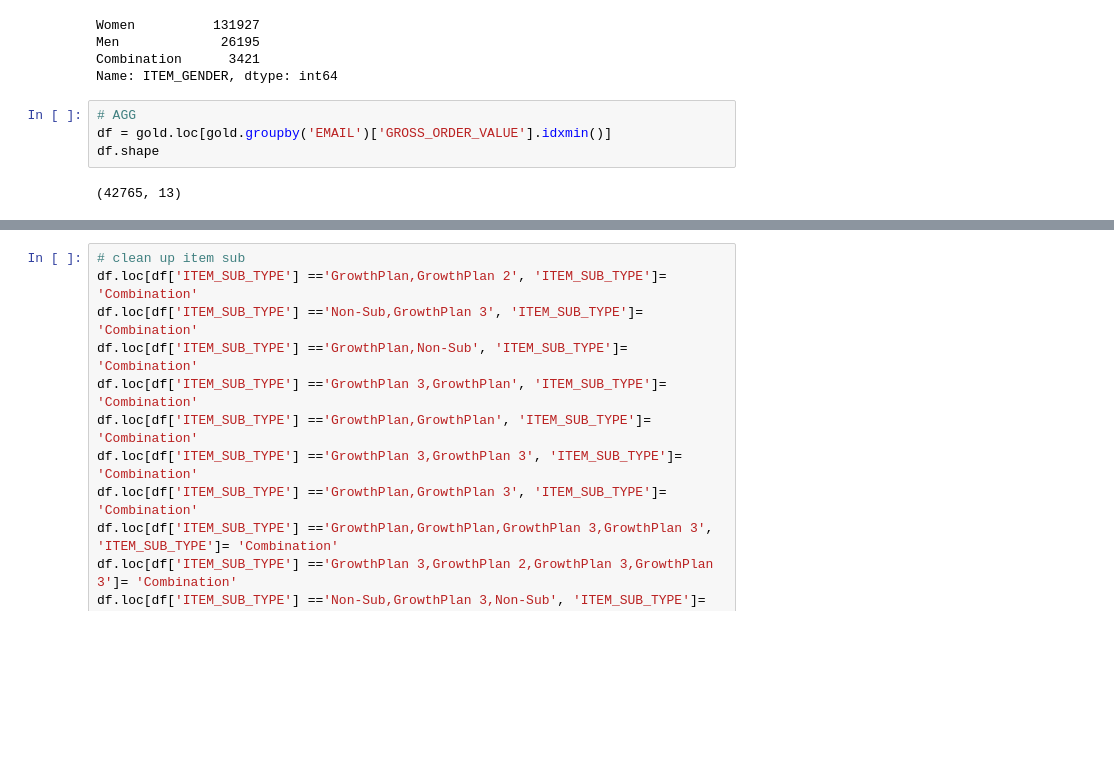
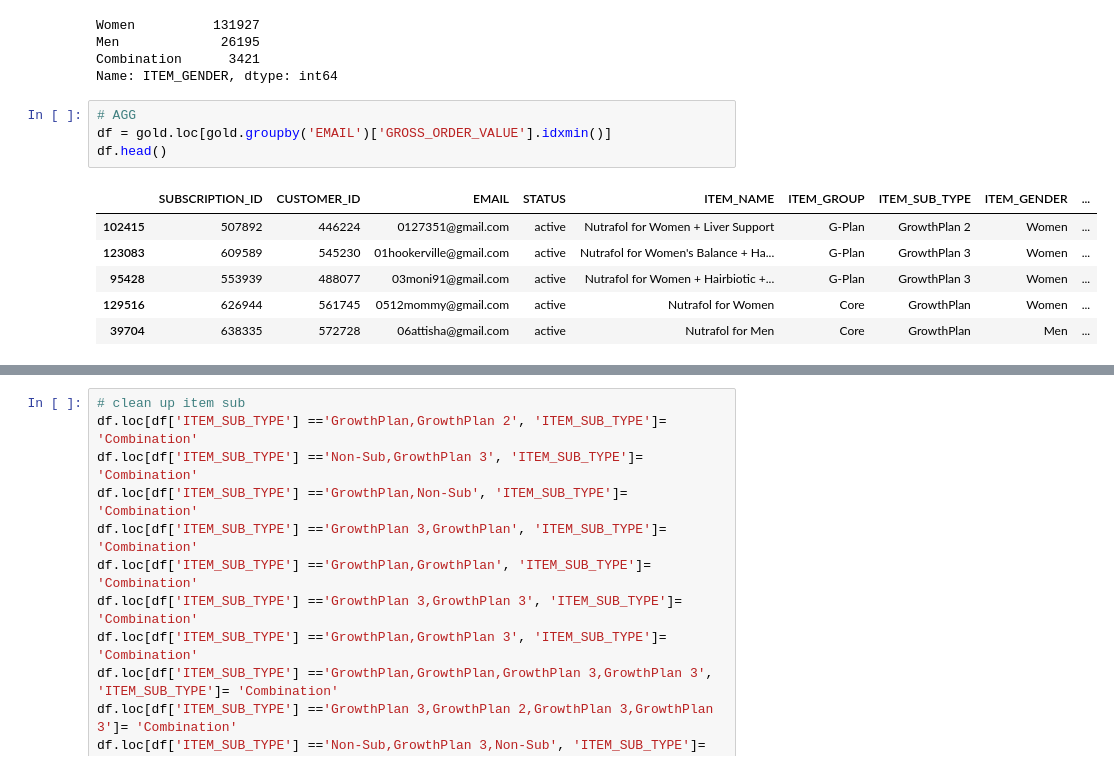
Before and after one commit to meaganlazer/Parking_Tickets_Timeseries, a Jupyter notebook: OrderData.ipynb, the cells around one changed output, grey strips where cells are left out. Saved outputs shown, nothing was run; the diff lists cells and outputs as text; blank space fills up the shorter version.

```diff
--- a/OrderData.ipynb
+++ b/OrderData.ipynb
@@ -259,6 +259,11 @@ Name: ITEM_GENDER, dtype: int64
 # %%
 # AGG
 df = gold.loc[gold.groupby('EMAIL')['GROSS_ORDER_VALUE'].idxmin()]
-df.shape
+df.head()
 # %% [output]
-(42765, 13)
+|  | SUBSCRIPTION_ID | CUSTOMER_ID | EMAIL | STATUS | ITEM_NAME | ITEM_GROUP | ITEM_SUB_TYPE | ITEM_GENDER | ... |
+| 102415 | 507892 | 446224 | 0127351@gmail.com | active | Nutrafol for Women + Liver Support | G-Plan | GrowthPlan 2 | Women | ... |
+| 123083 | 609589 | 545230 | 01hookerville@gmail.com | active | Nutrafol for Women's Balance + Ha... | G-Plan | GrowthPlan 3 | Women | ... |
+| 95428 | 553939 | 488077 | 03moni91@gmail.com | active | Nutrafol for Women + Hairbiotic +... | G-Plan | GrowthPlan 3 | Women | ... |
+| 129516 | 626944 | 561745 | 0512mommy@gmail.com | active | Nutrafol for Women | Core | GrowthPlan | Women | ... |
+| 39704 | 638335 | 572728 | 06attisha@gmail.com | active | Nutrafol for Men | Core | GrowthPlan | Men | ... |
```
Also changed, not shown: parts of 15 cells of this notebook.
